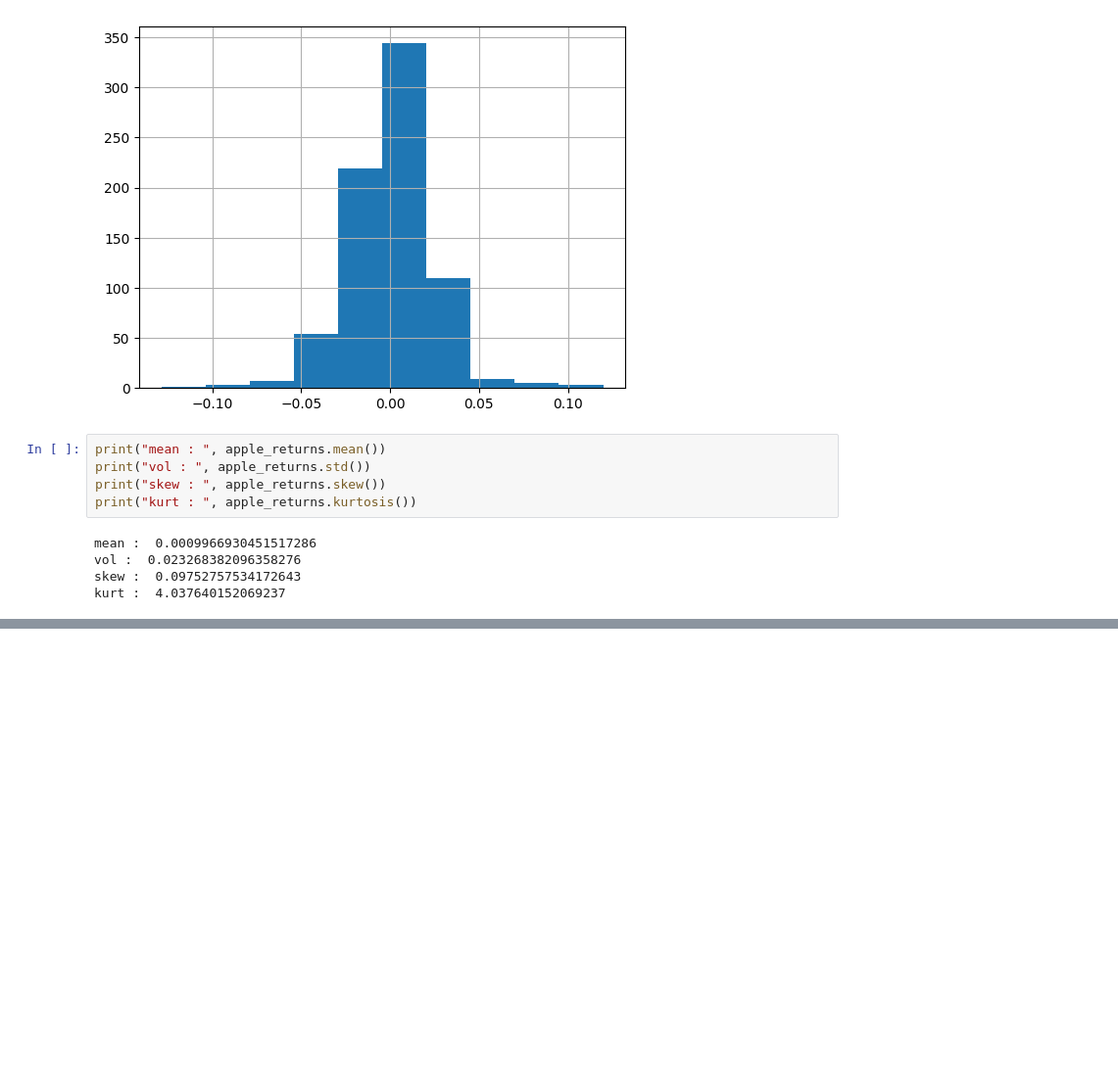
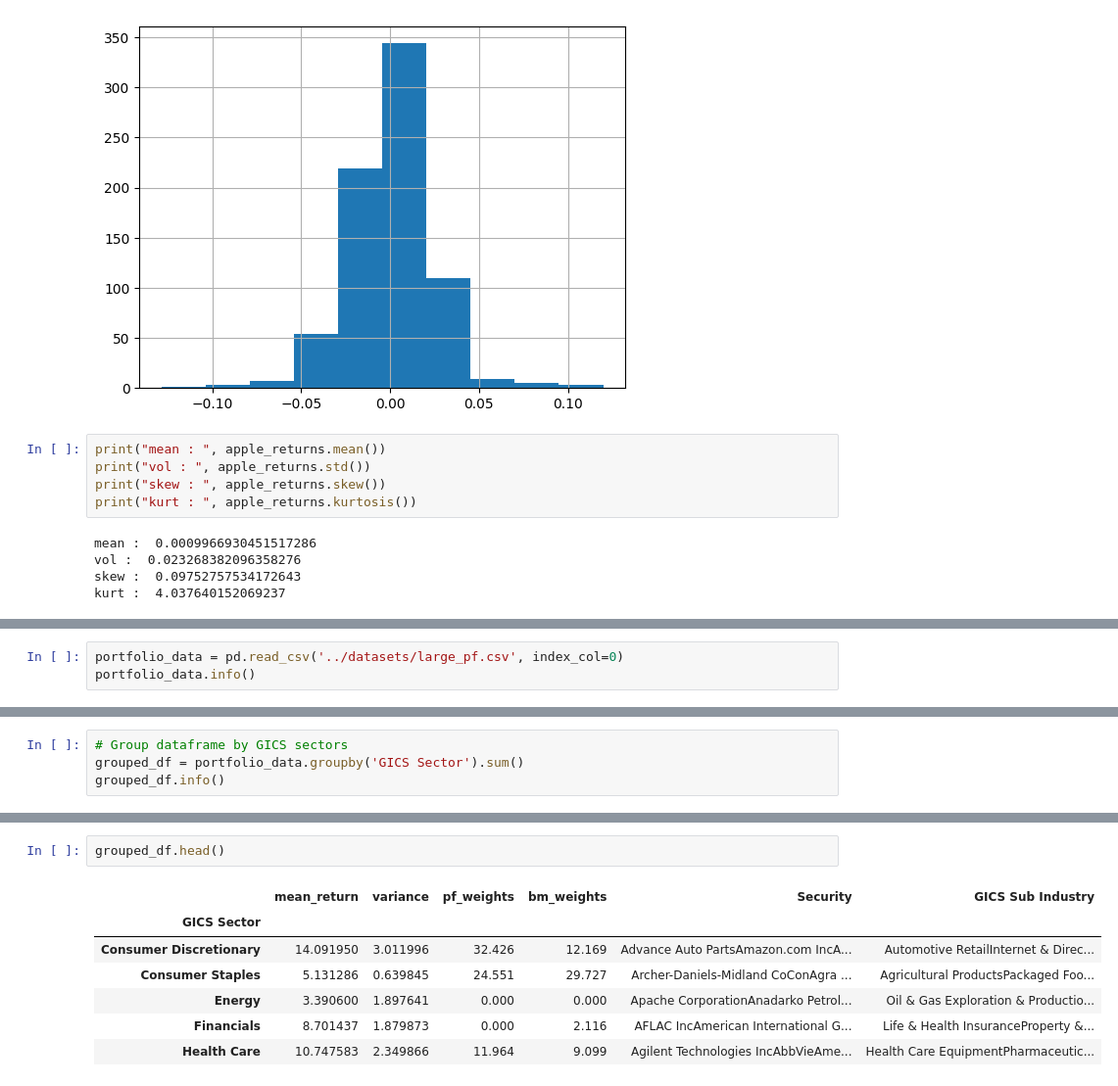
Before and after one commit to quyenphamkhac/py4fin, a Jupyter notebook: portfolio_analysis/basic_analysis.ipynb, the cells around one changed output, grey strips where cells are left out. Shown at 98% size. Drawn from its saved outputs; the diff is of its cells as text; blank space fills up the shorter version.

```diff
--- a/portfolio_analysis/basic_analysis.ipynb
+++ b/portfolio_analysis/basic_analysis.ipynb
@@ -216,0 +306,3 @@ kurt :  4.037640152069237
+# %%
+portfolio_data = pd.read_csv('../datasets/large_pf.csv', index_col=0)
+portfolio_data.info()
@@ -216,0 +347,4 @@ kurt :  4.037640152069237
+# %%
+# Group dataframe by GICS sectors
+grouped_df = portfolio_data.groupby('GICS Sector').sum()
+grouped_df.info()
@@ -216,0 +365,10 @@ kurt :  4.037640152069237
+# %%
+grouped_df.head()
+# %% [output]
+|  | mean_return | variance | pf_weights | bm_weights | Security | GICS Sub Industry |
+| GICS Sector |  |  |  |  |  |  |
+| Consumer Discretionary | 14.091950 | 3.011996 | 32.426 | 12.169 | Advance Auto PartsAmazon.com IncA... | Automotive RetailInternet & Direc... |
+| Consumer Staples | 5.131286 | 0.639845 | 24.551 | 29.727 | Archer-Daniels-Midland CoConAgra ... | Agricultural ProductsPackaged Foo... |
+| Energy | 3.390600 | 1.897641 | 0.000 | 0.000 | Apache CorporationAnadarko Petrol... | Oil & Gas Exploration & Productio... |
+| Financials | 8.701437 | 1.879873 | 0.000 | 2.116 | AFLAC IncAmerican International G... | Life & Health InsuranceProperty &... |
+| Health Care | 10.747583 | 2.349866 | 11.964 | 9.099 | Agilent Technologies IncAbbVieAme... | Health Care EquipmentPharmaceutic... |
```
Also changed, not shown: parts of 30 cells of this notebook, 12 other files.
